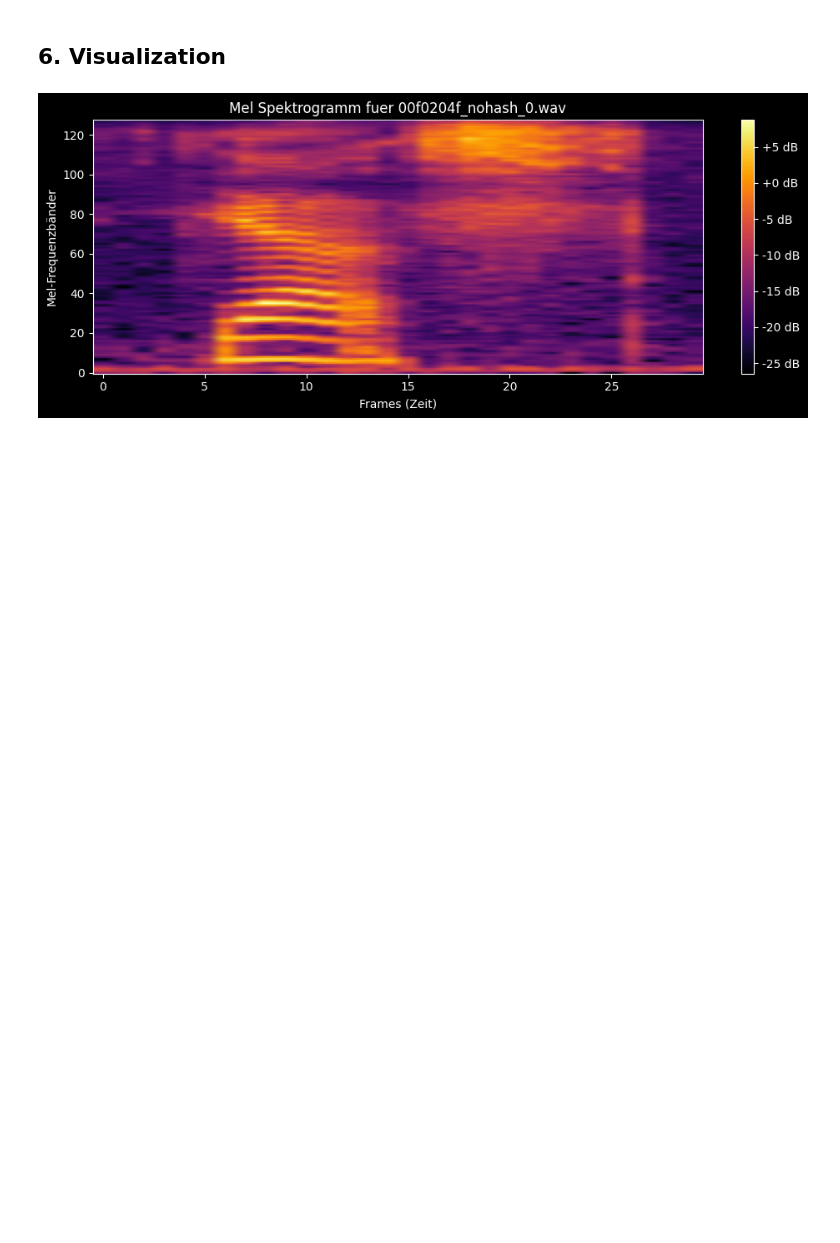
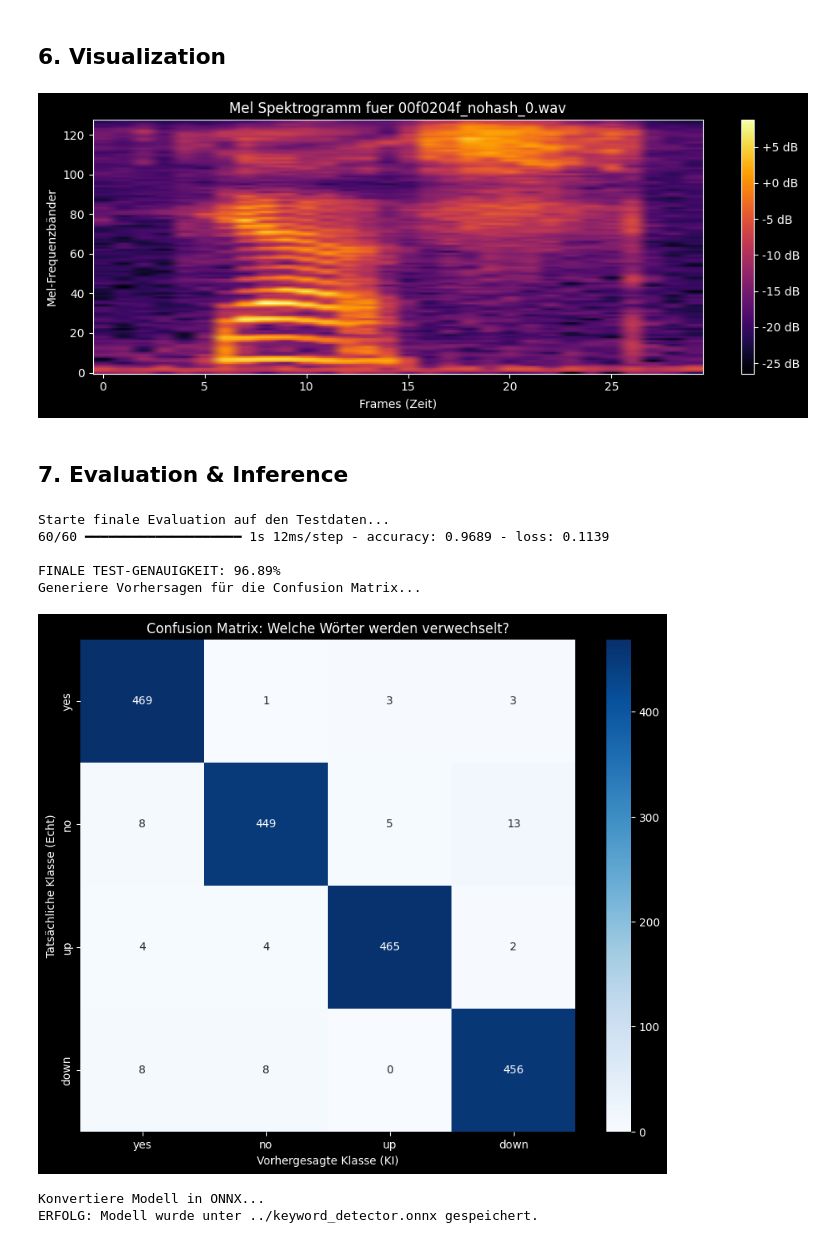
Before and after one commit to KOFiblto/KeywordDetection, a Jupyter notebook: TensorFlow/tensorflow.ipynb, the cells around one changed output. Saved outputs shown, nothing was run; the diff lists cells and outputs as text; code cells hidden in the pictures; blank space fills up the shorter version.

Commit message:
feat: implement 70/10/20 data split and ONNX model export

```diff
--- a/TensorFlow/tensorflow.ipynb
+++ b/TensorFlow/tensorflow.ipynb
@@ -252,7 +267,7 @@ print("TensorFlow nutzt automatisch die GPU, falls vorhanden.")
 
 history = model.fit(
     train_ds,
-    validation_data=test_ds,
+    validation_data=val_ds,
     epochs=EPOCHS
 )
 # %% [output]
@@ -307,3 +322,69 @@ else:
     print(f"Datei {file_path} nicht gefunden. Bitte Pfad prüfen!")
 # %% [output]
 [figure]
+# %% [markdown]
+## 7. Evaluation & Inference
+# %%
+## 7. Finale Evaluation & Modell-Export (ONNX)
+
+import numpy as np
+import matplotlib.pyplot as plt
+import seaborn as sns
+from sklearn.metrics import confusion_matrix
+import tf2onnx
+import tensorflow as tf
+
+# 1. Offizielle Messung auf dem ungesehenen Test-Set (20%)
+print("Starte finale Evaluation auf den Testdaten...")
+test_results = model.evaluate(test_ds, return_dict=True)
+print(f"\nFINALE TEST-GENAUIGKEIT: {test_results['accuracy'] * 100:.2f}%")
+
+# 2. Confusion Matrix (Detaillierte Fehleranalyse)
+y_pred = []
+y_true = []
+
+print("Generiere Vorhersagen für die Confusion Matrix...")
+for audio, label in test_ds:
+    preds = model.predict(audio, verbose=0)
+    y_pred.extend(tf.argmax(preds, axis=1).numpy())
+    y_true.extend(label.numpy())
+
+# Matrix berechnen
+cm = confusion_matrix(y_true, y_pred)
+
+# Plotten der Matrix
+plt.figure(figsize=(10, 8))
+sns.heatmap(cm, annot=True, fmt='g', xticklabels=CLASSES, yticklabels=CLASSES, cmap='Blues')
+plt.xlabel('Vorhergesagte Klasse (KI)')
+plt.ylabel('Tatsächliche Klasse (Echt)')
+plt.title('Confusion Matrix: Welche Wörter werden verwechselt?')
+plt.show()
+
+# 3. Modell in ONNX konvertieren und speichern
+print("Konvertiere Modell in ONNX...")
+
+# Eingabe-Definition (Batch-Größe variabel, Audio-Länge fix)
+input_signature = [tf.TensorSpec([None, NUM_SAMPLES], tf.float32, name='input')]
+
+# Konvertierung von Keras zu ONNX
+onnx_model, _ = tf2onnx.convert.from_keras(
+    model,
+    input_signature=input_signature,
+    opset=13
+)
+
+# Datei schreiben (Serialisierung zu Bytes)
+onnx_save_path = '../keyword_detector.onnx'
+with open(onnx_save_path, "wb") as f:
+    f.write(onnx_model.SerializeToString())
+
+print(f"ERFOLG: Modell wurde unter {onnx_save_path} gespeichert.")
+# %% [output]
+Starte finale Evaluation auf den Testdaten...
+60/60 ━━━━━━━━━━━━━━━━━━━━ 1s 12ms/step - accuracy: 0.9689 - loss: 0.1139
+
+FINALE TEST-GENAUIGKEIT: 96.89%
+Generiere Vorhersagen für die Confusion Matrix...
+[figure, added]
+Konvertiere Modell in ONNX...
+ERFOLG: Modell wurde unter ../keyword_detector.onnx gespeichert.
```
Also changed, not shown: parts of 4 cells of this notebook.
